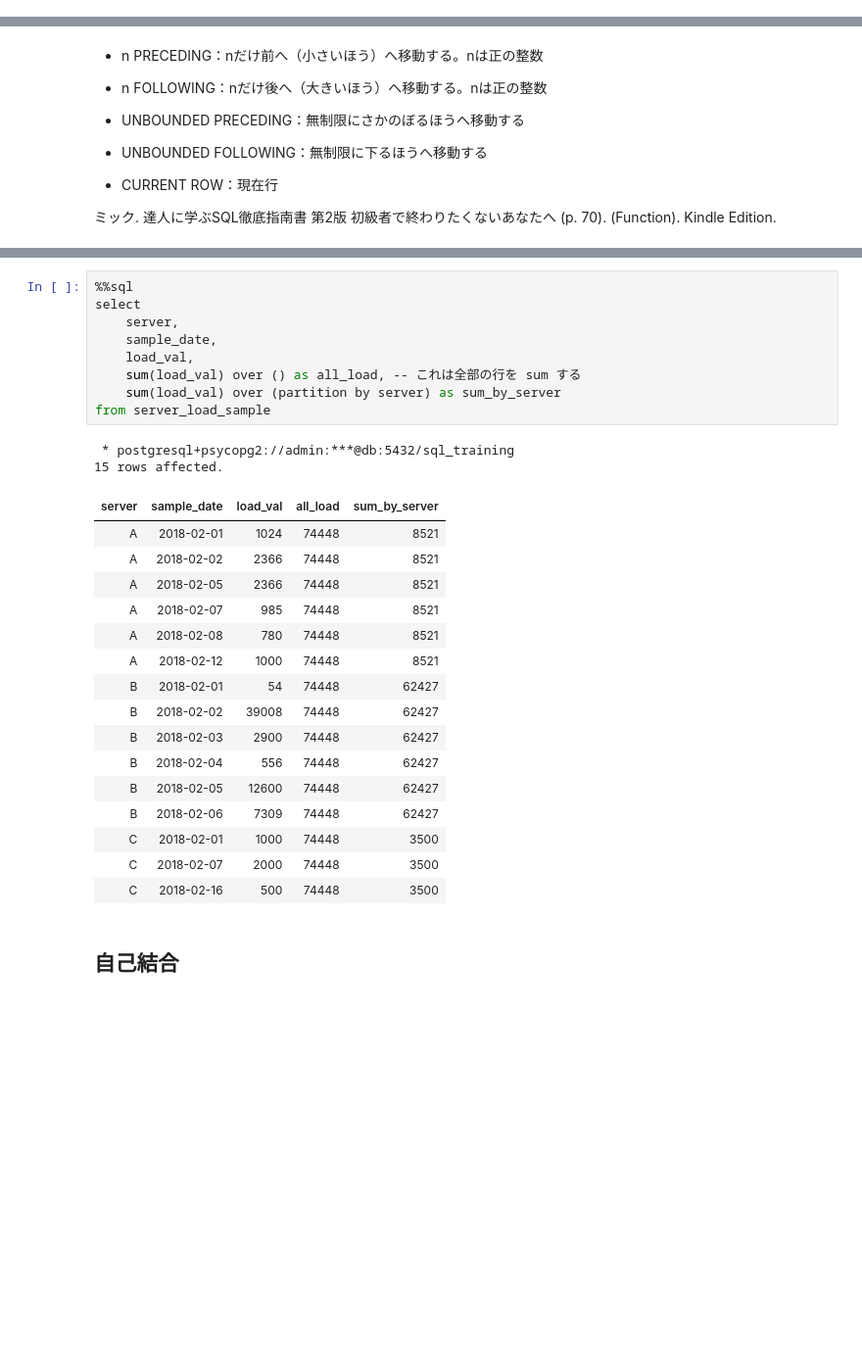
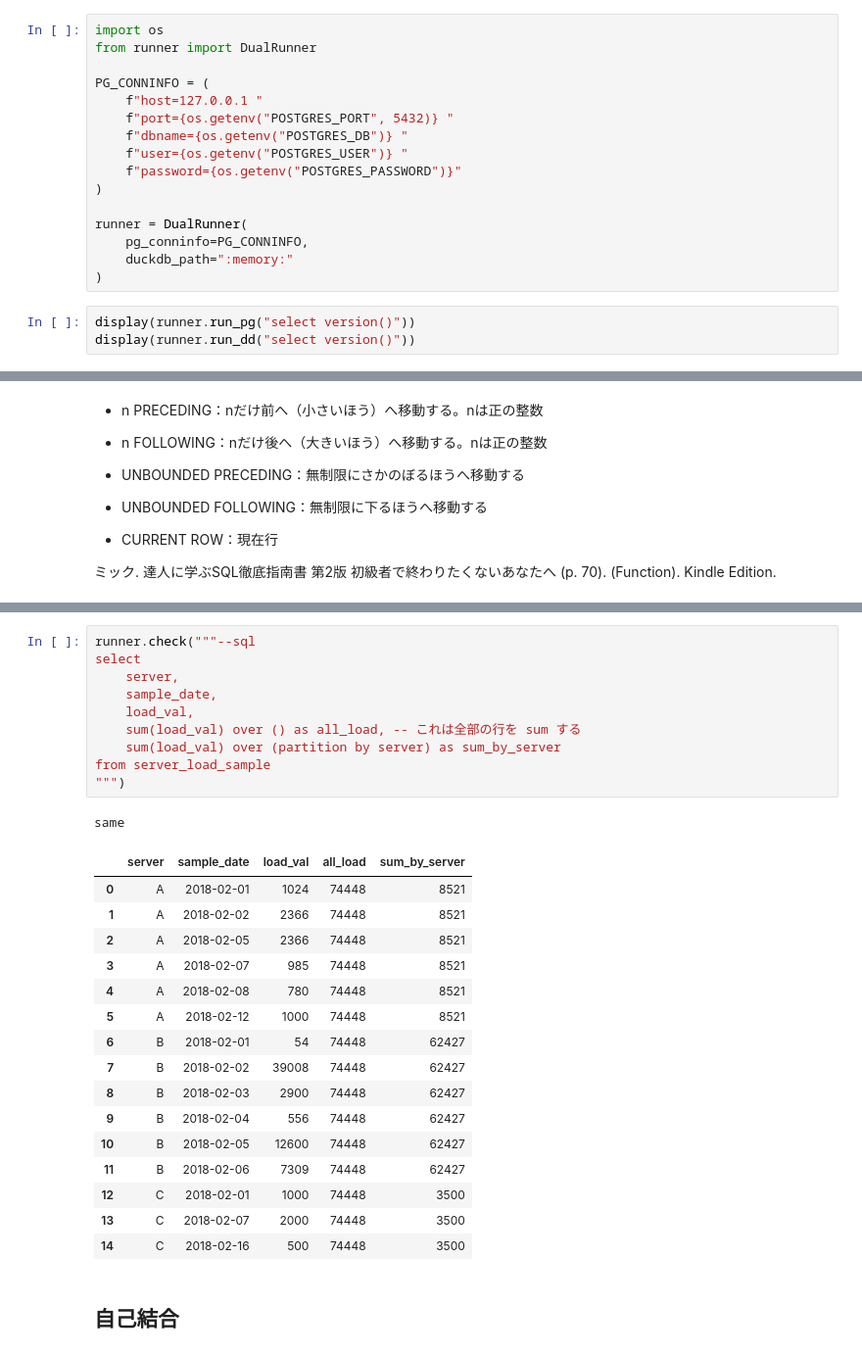
Before and after one commit to AtsushiEGW/sql_training, a Jupyter notebook: learning/learning_sql.ipynb, the cells around one changed output, grey strips where cells are left out. Shown at 98% size. Drawn from its saved outputs; the diff is of its cells as text; blank space fills up the shorter version.

```diff
--- a/learning/learning_sql.ipynb
+++ b/learning/learning_sql.ipynb
@@ -16,0 +4,19 @@ PG_URL = (
+# %%
+import os
+from runner import DualRunner
+
+PG_CONNINFO = (
+    f"host=127.0.0.1 "
+    f"port={os.getenv("POSTGRES_PORT", 5432)} "
+    f"dbname={os.getenv("POSTGRES_DB")} "
+    f"user={os.getenv("POSTGRES_USER")} "
+    f"password={os.getenv("POSTGRES_PASSWORD")}"
+)
+
+runner = DualRunner(
+    pg_conninfo=PG_CONNINFO,
+    duckdb_path=":memory:"
+)
+# %%
+display(runner.run_pg("select version()"))
+display(runner.run_dd("select version()"))
@@ -139,31 +171,31 @@ Done.
 # %%
-%%sql
+runner.check("""--sql
 select
     server,
     sample_date,
     load_val,
     sum(load_val) over () as all_load, -- これは全部の行を sum する
     sum(load_val) over (partition by server) as sum_by_server
 from server_load_sample
+""")
 # %% [output]
- * postgresql+psycopg2://admin:***@db:5432/sql_training
-15 rows affected.
+same
-| server | sample_date | load_val | all_load | sum_by_server |
-| A | 2018-02-01 | 1024 | 74448 | 8521 |
-| A | 2018-02-02 | 2366 | 74448 | 8521 |
-| A | 2018-02-05 | 2366 | 74448 | 8521 |
-| A | 2018-02-07 | 985 | 74448 | 8521 |
-| A | 2018-02-08 | 780 | 74448 | 8521 |
-| A | 2018-02-12 | 1000 | 74448 | 8521 |
-| B | 2018-02-01 | 54 | 74448 | 62427 |
-| B | 2018-02-02 | 39008 | 74448 | 62427 |
-| B | 2018-02-03 | 2900 | 74448 | 62427 |
-| B | 2018-02-04 | 556 | 74448 | 62427 |
-| B | 2018-02-05 | 12600 | 74448 | 62427 |
-| B | 2018-02-06 | 7309 | 74448 | 62427 |
-| C | 2018-02-01 | 1000 | 74448 | 3500 |
-| C | 2018-02-07 | 2000 | 74448 | 3500 |
-| C | 2018-02-16 | 500 | 74448 | 3500 |
+|  | server | sample_date | load_val | all_load | sum_by_server |
+| 0 | A | 2018-02-01 | 1024 | 74448 | 8521 |
+| 1 | A | 2018-02-02 | 2366 | 74448 | 8521 |
+| 2 | A | 2018-02-05 | 2366 | 74448 | 8521 |
+| 3 | A | 2018-02-07 | 985 | 74448 | 8521 |
+| 4 | A | 2018-02-08 | 780 | 74448 | 8521 |
+| 5 | A | 2018-02-12 | 1000 | 74448 | 8521 |
+| 6 | B | 2018-02-01 | 54 | 74448 | 62427 |
+| 7 | B | 2018-02-02 | 39008 | 74448 | 62427 |
+| 8 | B | 2018-02-03 | 2900 | 74448 | 62427 |
+| 9 | B | 2018-02-04 | 556 | 74448 | 62427 |
+| 10 | B | 2018-02-05 | 12600 | 74448 | 62427 |
+| 11 | B | 2018-02-06 | 7309 | 74448 | 62427 |
+| 12 | C | 2018-02-01 | 1000 | 74448 | 3500 |
+| 13 | C | 2018-02-07 | 2000 | 74448 | 3500 |
+| 14 | C | 2018-02-16 | 500 | 74448 | 3500 |
 # %% [markdown]
 ## 自己結合
 # %%
```
Also changed, not shown: parts of 34 cells of this notebook, 14 other files.
